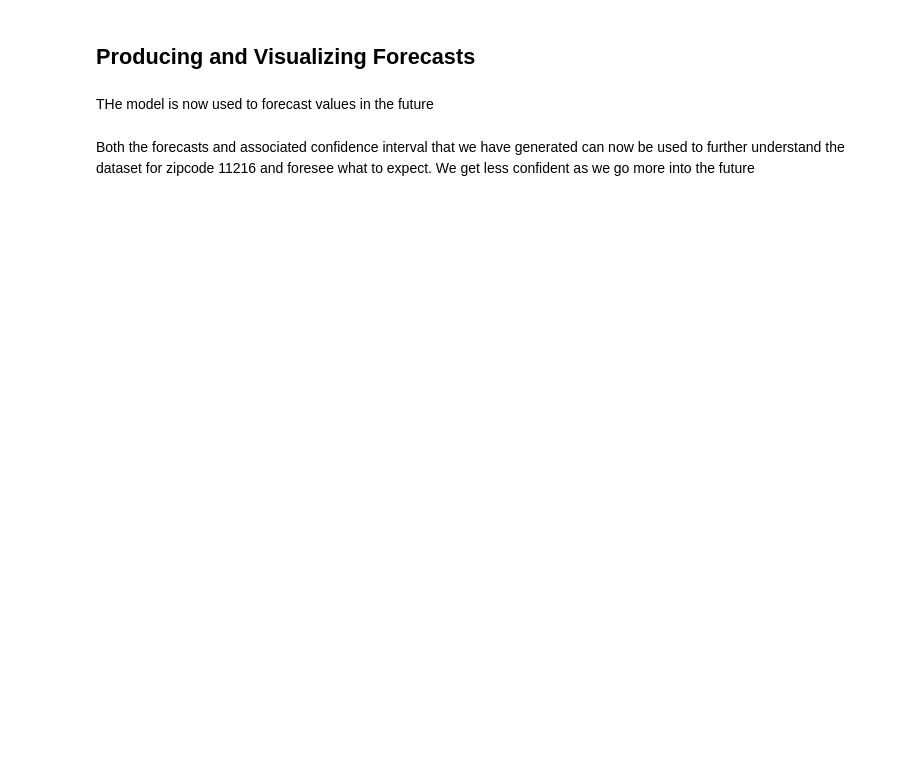
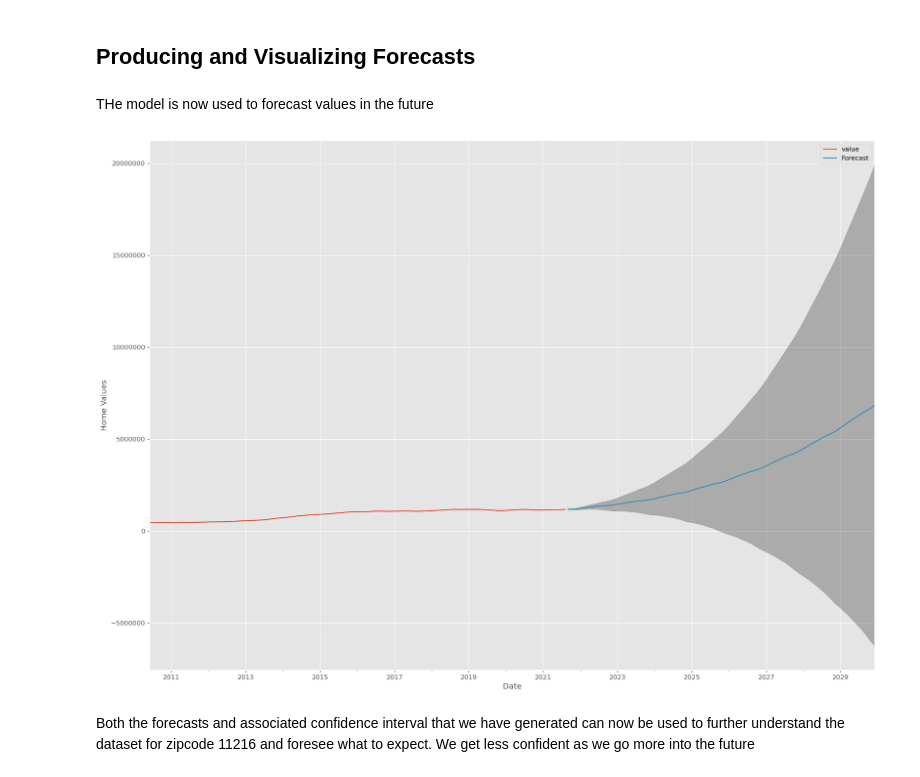
Before and after one commit to soohyunnie/forecasting_real_estate_prices, a Jupyter notebook: Zipcode_11216.ipynb, the cells around one changed output. Cells and saved outputs as stored; diff of their text form; code cells hidden in the pictures; blank space fills up the shorter version.

```diff
--- a/Zipcode_11216.ipynb
+++ b/Zipcode_11216.ipynb
@@ -294,15 +377,18 @@ prediction = output.get_forecast(steps=100)
 pred_conf = prediction.conf_int()
 # %%
 # Plot future predictions with confidence intervals
-ax = df_11216.plot(label='observed', figsize=(20, 15))
+ax = df_11216.iloc[125:].plot(label='observed', figsize=(20, 15))
 prediction.predicted_mean.plot(ax=ax, label='Forecast')
 ax.fill_between(pred_conf.index,
                 pred_conf.iloc[:, 0],
                 pred_conf.iloc[:, 1], color='k', alpha=0.25)
 ax.set_xlabel('Date')
 ax.set_ylabel('Home Values')
+ax.ticklabel_format(useOffset=False, style='plain', axis='y')
 
 plt.legend()
 plt.show();
+# %% [output]
+[figure, added]
 # %% [markdown]
 Both the forecasts and associated confidence interval that we have generated can now be used to further understand the dataset for zipcode 11216 and foresee what to expect. We get less confident as we go more into the future
```
Also changed, not shown: parts of 18 cells of this notebook.
